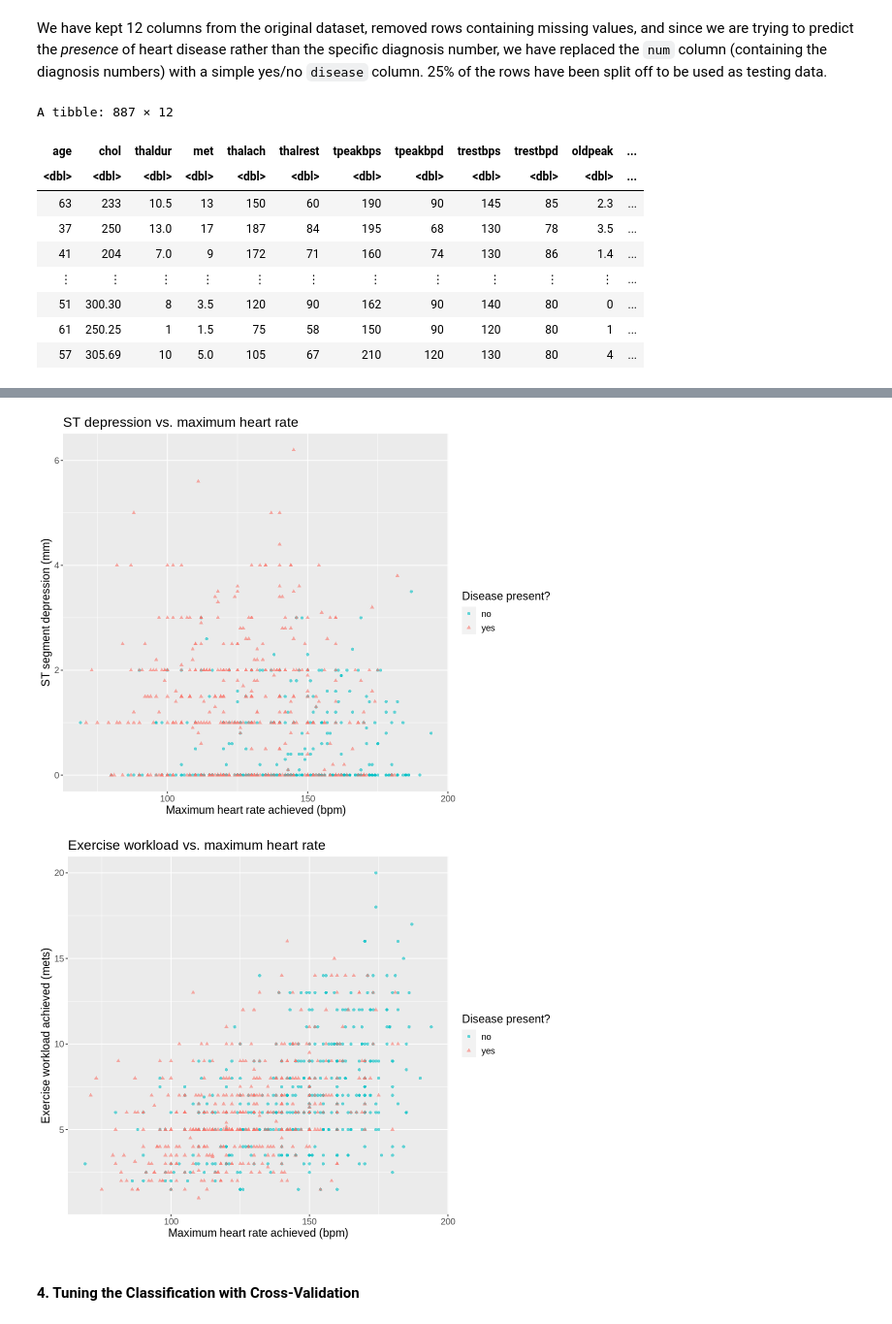
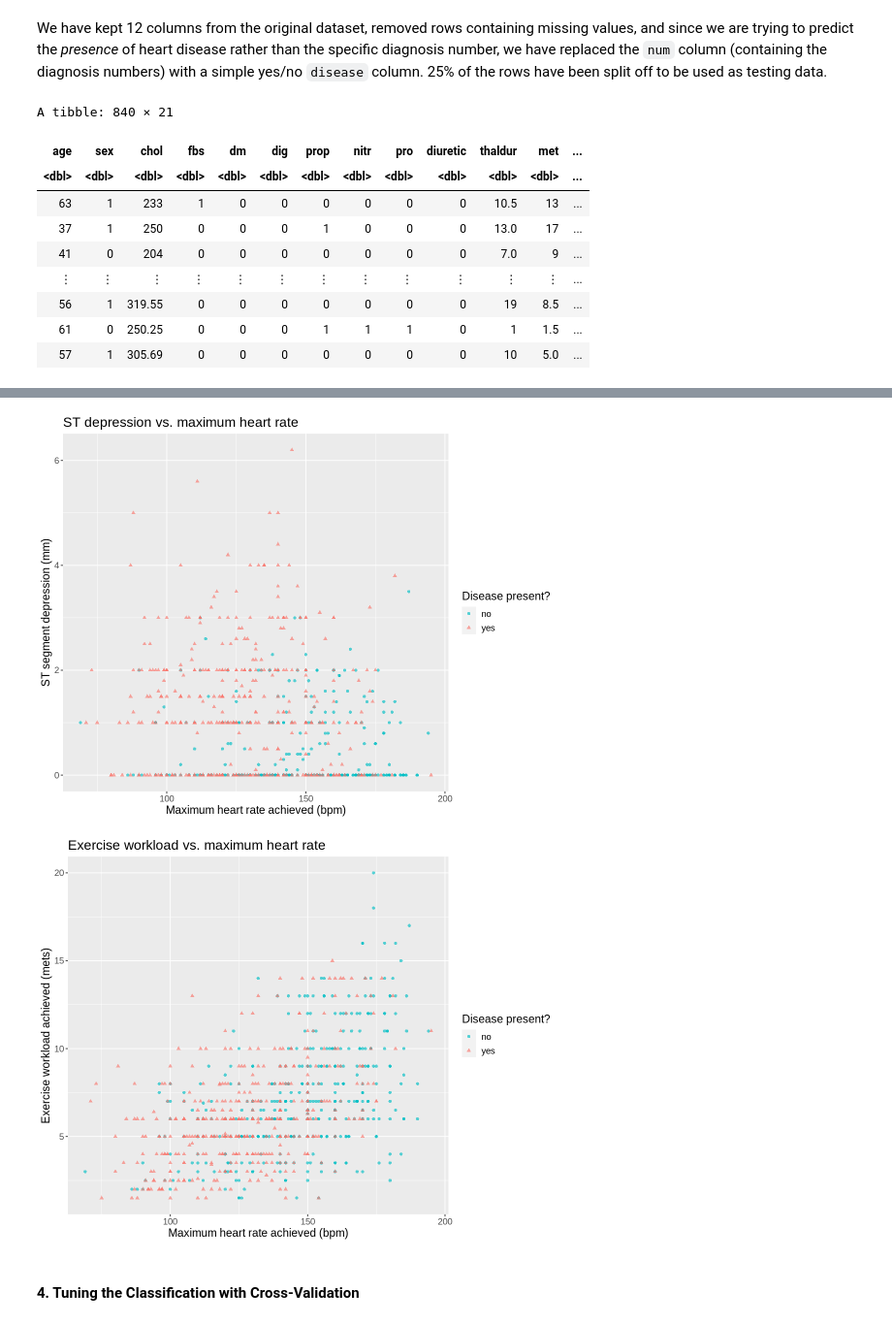
Before and after one commit to HUCKLEandtheSTALKER/DSCI100-jupyter-worksheets, a Jupyter notebook: project.ipynb, the cells around one changed output, grey strips where cells are left out. Shown at 97% size. Saved outputs shown, nothing was run; the diff lists cells and outputs as text; code cells hidden in the pictures.

```diff
--- a/project.ipynb
+++ b/project.ipynb
@@ -76,8 +84,7 @@ First, to start the project we load the data from the original source on the web
 # %%
 heart_raw <- read_delim("https://archive.ics.uci.edu/ml/machine-learning-databases/heart-disease/new.data",
                         col_names = FALSE, na = "-9") |>
-    separate(X7, c("X7", "X8"), sep = " ", convert = TRUE) |>
-    mutate(across(everything(), ~ifelse(.x < 0, NA, .x)))
+    separate(X7, c("X7", "X8"), sep = " ", convert = TRUE)
 heart_raw
 # %% [output]
 Warning message:
@@ -114,7 +121,8 @@ heart_indexed <- bind_cols(row_indexes, heart_raw)
 heart_wide <- heart_indexed |>
     pivot_wider(names_from = Y, values_from = X1:X8, names_vary = "slowest") |>
     select(!c(id, X8_1, X4_12:X8_12)) |>
-    type_convert()
+    type_convert() |>
+    mutate(across(everything(), ~ifelse(.x < 0, NA, .x)))
 colnames(heart_wide) <- c("id", "ccf", "age", "sex", "painloc", "painexer", "relrest", "pncaden", "cp", "trestbps",
                           "htn", "chol", "smoke", "cigs", "years", "fbs", "dm", "famhist", "restecg", "ekgmo",
                           "ekgday", "ekgyr", "dig", "prop", "nitr", "pro", "diuretic", "proto", "thaldur", "thaltime",
@@ -164,49 +172,50 @@ A tibble: 1 × 90
 We have kept 12 columns from the original dataset, removed rows containing missing values, and since we are trying to predict the *presence* of heart disease rather than the specific diagnosis number, we have replaced the `num` column (containing the diagnosis numbers) with a simple yes/no `disease` column. 25% of the rows have been split off to be used as testing data.
 # %%
 heart <- heart_wide |>
-    select(age, chol, thaldur, met, thalach, thalrest, tpeakbps, tpeakbpd, trestbps, trestbpd, oldpeak, num) |>
+    select(age, sex, chol, fbs, dm, dig, prop, nitr, pro, diuretic,
+           thaldur, met, thalach, thalrest, tpeakbps, tpeakbpd, trestbps, trestbpd, exang, oldpeak, num) |>
     mutate(disease = as.factor(ifelse(num > 0, "yes", "no")), .keep = "unused") |>
     drop_na()
-heart_split <- initial_split(heart, prop =0.75, strata = disease)
+heart_split <- initial_split(heart, prop = 0.75, strata = disease)
 heart_testing <- testing(heart_split)
 heart_training <- training(heart_split)
 heart_training
 # %% [output]
-A tibble: 887 × 12
+A tibble: 840 × 21
-| age | chol | thaldur | met | thalach | thalrest | tpeakbps | tpeakbpd | trestbps | trestbpd | oldpeak | ... |
-| <dbl> | <dbl> | <dbl> | <dbl> | <dbl> | <dbl> | <dbl> | <dbl> | <dbl> | <dbl> | <dbl> | ... |
-| 63 | 233 | 10.5 | 13 | 150 | 60 | 190 | 90 | 145 | 85 | 2.3 | ... |
-| 37 | 250 | 13.0 | 17 | 187 | 84 | 195 | 68 | 130 | 78 | 3.5 | ... |
-| 41 | 204 | 7.0 | 9 | 172 | 71 | 160 | 74 | 130 | 86 | 1.4 | ... |
-| ⋮ | ⋮ | ⋮ | ⋮ | ⋮ | ⋮ | ⋮ | ⋮ | ⋮ | ⋮ | ⋮ | ... |
-| 51 | 300.30 | 8 | 3.5 | 120 | 90 | 162 | 90 | 140 | 80 | 0 | ... |
-| 61 | 250.25 | 1 | 1.5 | 75 | 58 | 150 | 90 | 120 | 80 | 1 | ... |
-| 57 | 305.69 | 10 | 5.0 | 105 | 67 | 210 | 120 | 130 | 80 | 4 | ... |
+| age | sex | chol | fbs | dm | dig | prop | nitr | pro | diuretic | thaldur | met | ... |
+| <dbl> | <dbl> | <dbl> | <dbl> | <dbl> | <dbl> | <dbl> | <dbl> | <dbl> | <dbl> | <dbl> | <dbl> | ... |
+| 63 | 1 | 233 | 1 | 0 | 0 | 0 | 0 | 0 | 0 | 10.5 | 13 | ... |
+| 37 | 1 | 250 | 0 | 0 | 0 | 1 | 0 | 0 | 0 | 13.0 | 17 | ... |
+| 41 | 0 | 204 | 0 | 0 | 0 | 0 | 0 | 0 | 0 | 7.0 | 9 | ... |
+| ⋮ | ⋮ | ⋮ | ⋮ | ⋮ | ⋮ | ⋮ | ⋮ | ⋮ | ⋮ | ⋮ | ⋮ | ... |
+| 56 | 1 | 319.55 | 0 | 0 | 0 | 0 | 0 | 0 | 0 | 19 | 8.5 | ... |
+| 61 | 0 | 250.25 | 0 | 0 | 0 | 1 | 1 | 1 | 0 | 1 | 1.5 | ... |
+| 57 | 1 | 305.69 | 0 | 0 | 0 | 0 | 0 | 0 | 0 | 10 | 5.0 | ... |
 # %%
 thalrest_vs_age <- heart_training |>
     ggplot(aes(x = age, y = thalrest, colour = disease, shape = disease)) +
-        geom_point(alpha = 0.6) +
+        geom_point(alpha = 0.65) +
         scale_colour_hue(direction = -1) +
         labs(x = "Age (years)", y = "Resting heart rate (bpm)", colour = "Disease present?", shape = "Disease present?", title = "Resting heart rate vs. age") +
         theme(text = element_text(size = 14))
 thalrest_vs_age
 chol_vs_age <- heart_training |>
     ggplot(aes(x = age, y = chol, colour = disease, shape = disease)) +
-        geom_point(alpha = 0.6) +
+        geom_point(alpha = 0.65) +
         scale_colour_hue(direction = -1) +
         labs(x = "Age (years)", y = "Serum cholesterol (mg/dL)", colour = "Disease present?", shape = "Disease present?", title = "Cholesterol level vs. age") +
         theme(text = element_text(size = 14))
 chol_vs_age
 oldpeak_vs_thalach <- heart_training |>
     ggplot(aes(x = thalach, y = oldpeak, colour = disease, shape = disease)) +
-        geom_point(alpha = 0.6) +
+        geom_point(alpha = 0.65) +
         scale_colour_hue(direction = -1) +
         labs(x = "Maximum heart rate achieved (bpm)", y = "ST segment depression (mm)", colour = "Disease present?", shape = "Disease present?", title = "ST depression vs. maximum heart rate") +
         theme(text = element_text(size = 14))
 oldpeak_vs_thalach
 met_vs_thalach <- heart_training |>
     ggplot(aes(x = thalach, y = met, colour = disease, shape = disease)) +
-        geom_point(alpha = 0.6) +
+        geom_point(alpha = 0.65) +
         scale_colour_hue(direction = -1) +
         labs(x = "Maximum heart rate achieved (bpm)", y = "Exercise workload achieved (mets)", colour = "Disease present?", shape = "Disease present?", title = "Exercise workload vs. maximum heart rate") +
         theme(text = element_text(size = 14))
@@ -217,5 +226,5 @@ met_vs_thalach
-[figure, old version]
+[figure, new version]
-[figure, old version]
+[figure, new version]
 # %% [markdown]
 #### 4. Tuning the Classification with Cross-Validation
 # %% [markdown]
```
Also changed, not shown: parts of 12 cells of this notebook.
